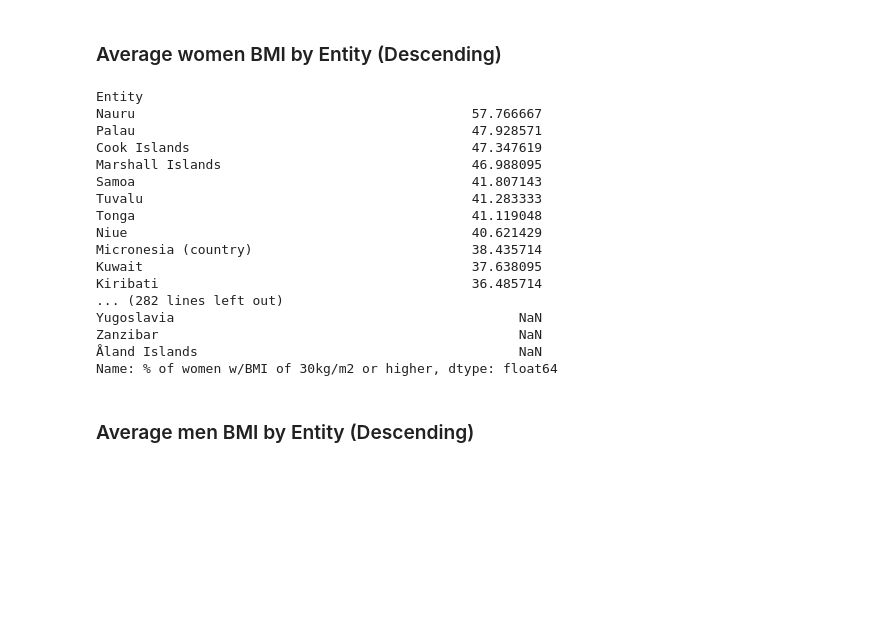
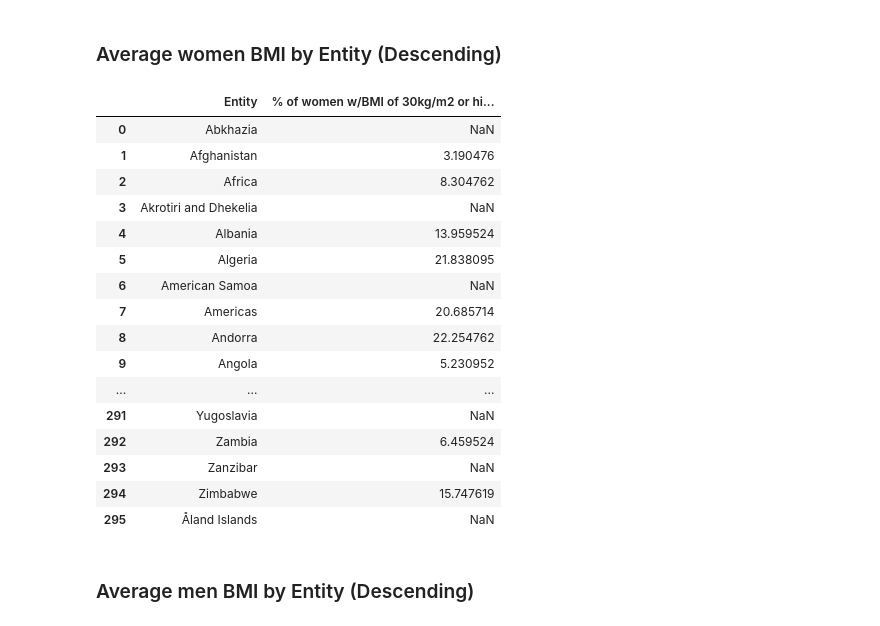
Before and after one commit to sgoolsby88/da7_capstone, a Jupyter notebook: notebooks/EDA_BMI.ipynb, the cells around one changed output. Saved outputs shown, nothing was run; the diff lists cells and outputs as text; code cells hidden in the pictures; blank space fills up the shorter version.

```diff
--- a/notebooks/EDA_BMI.ipynb
+++ b/notebooks/EDA_BMI.ipynb
@@ -95,26 +96,28 @@ m_vs_w_25
 # %% [markdown]
 ### Average women BMI by Entity (Descending)
 # %%
-avg_women_by_country=men_vs_women.groupby('Entity')['% of women w/BMI of 30kg/m2 or higher'].mean()
-avg_women_by_country.sort_values(ascending=False)
+avg_women_by_country=men_vs_women.groupby('Entity')['% of women w/BMI of 30kg/m2 or higher'].mean().reset_index()
+#avg_women_by_country.sort_values(ascending=False)
+avg_women_by_country=pd.DataFrame(avg_women_by_country)
+avg_women_by_country
 # %% [output]
-Entity
-Nauru                                           57.766667
-Palau                                           47.928571
-Cook Islands                                    47.347619
-Marshall Islands                                46.988095
-Samoa                                           41.807143
-Tuvalu                                          41.283333
-Tonga                                           41.119048
-Niue                                            40.621429
-Micronesia (country)                            38.435714
-Kuwait                                          37.638095
-Kiribati                                        36.485714
-... (282 lines left out)
-Yugoslavia                                            NaN
-Zanzibar                                              NaN
-Åland Islands                                         NaN
-Name: % of women w/BMI of 30kg/m2 or higher, dtype: float64
+|  | Entity | % of women w/BMI of 30kg/m2 or hi... |
+| 0 | Abkhazia | NaN |
+| 1 | Afghanistan | 3.190476 |
+| 2 | Africa | 8.304762 |
+| 3 | Akrotiri and Dhekelia | NaN |
+| 4 | Albania | 13.959524 |
+| 5 | Algeria | 21.838095 |
+| 6 | American Samoa | NaN |
+| 7 | Americas | 20.685714 |
+| 8 | Andorra | 22.254762 |
+| 9 | Angola | 5.230952 |
+| ... | ... | ... |
+| 291 | Yugoslavia | NaN |
+| 292 | Zambia | 6.459524 |
+| 293 | Zanzibar | NaN |
+| 294 | Zimbabwe | 15.747619 |
+| 295 | Åland Islands | NaN |
 # %% [markdown]
 ### Average men BMI by Entity (Descending)
 # %%
```
Also changed, not shown: parts of 4 cells of this notebook.
